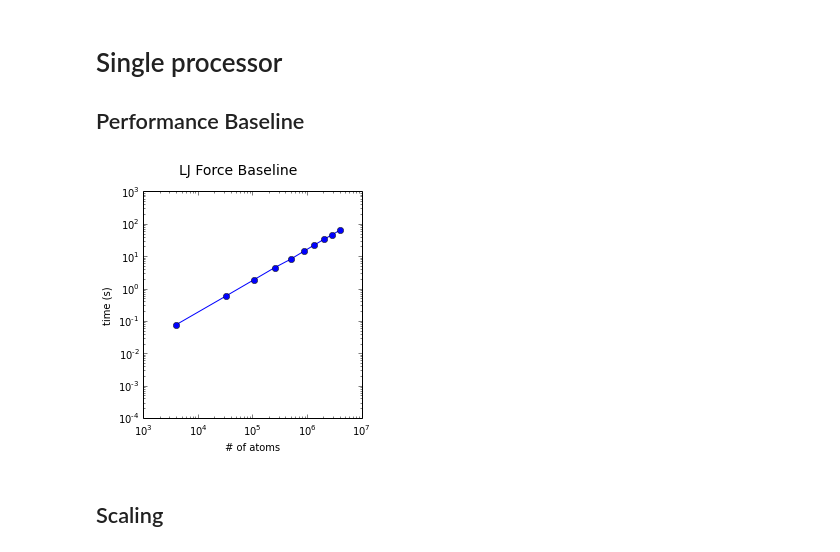
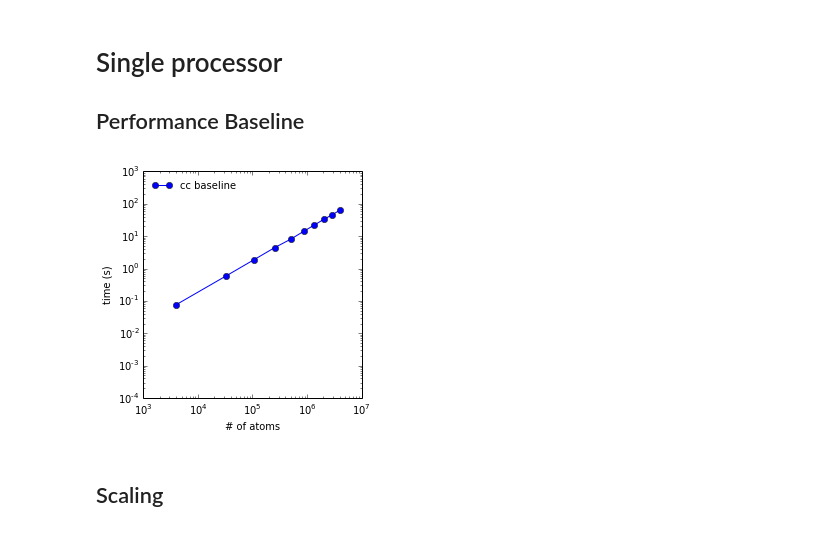
Before and after one commit to shigh/CoMD, a Jupyter notebook: plots.ipynb, the cells around one changed output. Drawn from its saved outputs; the diff is of its cells as text; code cells hidden in the pictures.

Commit message:
updated figures and report

```diff
--- a/plots.ipynb
+++ b/plots.ipynb
@@ -16,26 +16,27 @@ Performance Baseline
 # %%
 cc_files = glob(r"./performance/forceLJ/baseline/cc/*.yaml")
 cc = results_df(cc_files)
 cc = cc[(cc.function=='force')].sort('totalatoms')
 
 cc_natoms = np.array(cc.totalatoms)
 cc_force = np.array(cc.maxtime) / (cc.nsteps.unique() + 1.0)
 
 fig = plt.figure(figsize=(4.0, 4.25))
-fig.suptitle("LJ Force Baseline", fontsize=14)
+#fig.suptitle("LJ Force CC Baseline", fontsize=14)
 gs = gridspec.GridSpec(1, 1)
 ax1 = plt.subplot(gs[0, 0])
 
-ax1.loglog(cc_natoms, cc_force, 'o-b')
+ax1.loglog(cc_natoms, cc_force, 'o-b', label='cc baseline')
 ax1.set_xlim(1e3, 1e7)
 ax1.set_ylim(1e-4, 1e3)
 ax1.set_xlabel("# of atoms")
 ax1.set_ylabel("time (s)")
+ax1.legend(loc='upper left', frameon=False, fontsize=10)
 
 gs.tight_layout(fig, rect=[0, 0, 1, 0.95])
 fig.savefig('figs/baseline_forceLJ.pdf', dpi=200)
 # %% [output]
-[figure, old version]
+[figure, new version]
 # %% [markdown]
 Scaling
 --------------
```
Also changed, not shown: parts of 7 cells of this notebook, 7 other files.
